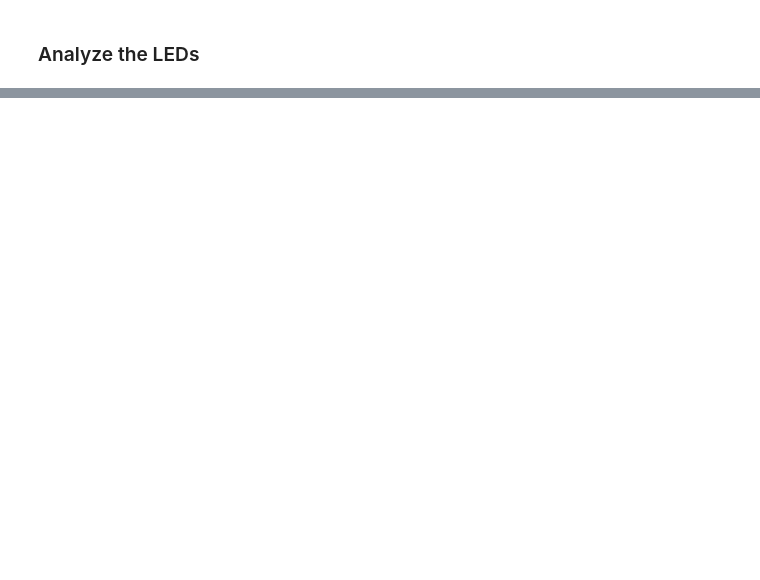
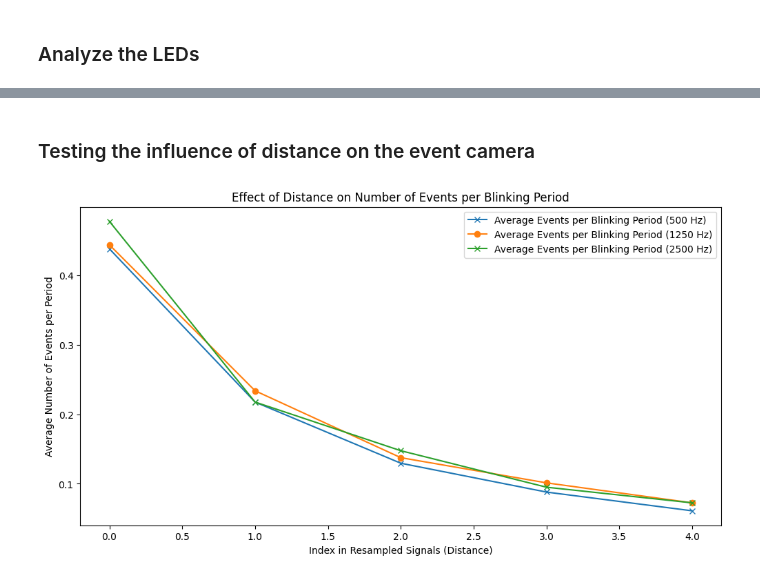
Before and after one commit to kubakubakuba/mrs-uvdar-distance-estimator, a Jupyter notebook: main.ipynb, the cells around one changed output, grey strips where cells are left out. Drawn from its saved outputs; the diff is of its cells as text; code cells hidden in the pictures; blank space fills up the shorter version.

```diff
--- a/main.ipynb
+++ b/main.ipynb
@@ -157,0 +174,57 @@ for (x, f) in zip(f_events_5k, freqs_5k):
+# %% [markdown]
+### Testing the influence of distance on the event camera
+# %%
+from util import resample_by_polarity, raws_load_events
+
+import numpy as np
+import matplotlib.pyplot as plt
+from scipy.signal import find_peaks
+
+frequency_1k = 1 / 2  # Frequency of the 2.5k dataset in kHz
+frequency_2_5k = 2.5 / 2  # Frequency of the 2.5k dataset in kHz
+frequency_5k = 2.5  # Frequency of the 5k dataset in kHz
+
+# Convert these frequencies to periods in timestamps (assuming timestamps are in milliseconds)
+# Period = 1 / Frequency in seconds, so multiply by 1000 to get period in milliseconds
+blinking_period_1k = int(1 / frequency_1k * 1000)
+blinking_period_2_5k = int(1 / frequency_2_5k * 1000)
+blinking_period_5k = int(1 / frequency_5k * 1000)
+
+# Resample the data
+resampled_1k = [resample_by_polarity(x) for x in raws_load_events(raws_1k)]
+resampled_2_5k = [resample_by_polarity(x) for x in raws_load_events(raws_2_5k)]
+resampled_5k = [resample_by_polarity(x) for x in raws_load_events(raws_5k)]
+
+# Function to align the signal by finding the first peak
+def align_signal(signal, period):
+    peaks, _ = find_peaks(signal, distance=period // 2)
+    if peaks.size > 0:
+        # Align to the first detected peak
+        start_index = peaks[0]
+        return signal[start_index:]
+    else:
+        # If no peaks are found, return the signal as is
+        return signal
+
+# Align both datasets
+aligned_1k = [align_signal(signal, blinking_period_1k) for signal in resampled_1k]
+aligned_2_5k = [align_signal(signal, blinking_period_2_5k) for signal in resampled_2_5k]
+aligned_5k = [align_signal(signal, blinking_period_5k) for signal in resampled_5k]
+
+# Calculate the average events per period over increasing distance (index)
+avg_events_1k = [np.mean(signal[:blinking_period_1k]) for signal in aligned_1k]
+avg_events_2_5k = [np.mean(signal[:blinking_period_2_5k]) for signal in aligned_2_5k]
+avg_events_5k = [np.mean(signal[:blinking_period_5k]) for signal in aligned_5k]
+
+# Plot the results
+plt.figure(figsize=(12, 6))
+plt.plot(avg_events_1k, label='Average Events per Blinking Period (500 Hz)', linestyle='-', marker='x')
+plt.plot(avg_events_2_5k, label='Average Events per Blinking Period (1250 Hz)', linestyle='-', marker='o')
+plt.plot(avg_events_5k, label='Average Events per Blinking Period (2500 Hz)', linestyle='-', marker='x')
+plt.xlabel('Index in Resampled Signals (Distance)')
+plt.ylabel('Average Number of Events per Period')
+plt.title('Effect of Distance on Number of Events per Blinking Period')
+plt.legend()
+plt.show()
+# %% [output]
+[figure, added]
```
Also changed, not shown: parts of 7 cells of this notebook, 3 other files.
